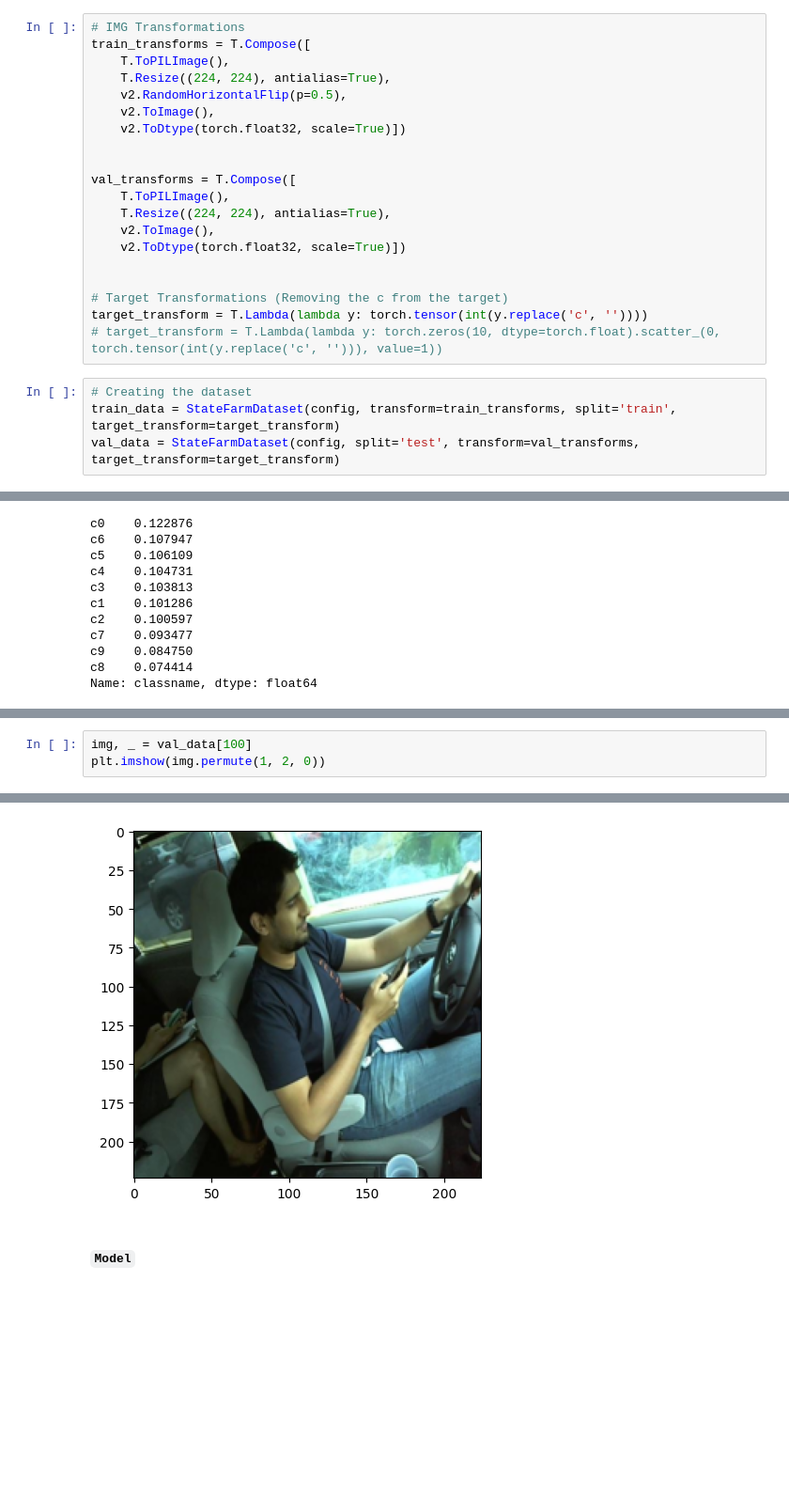
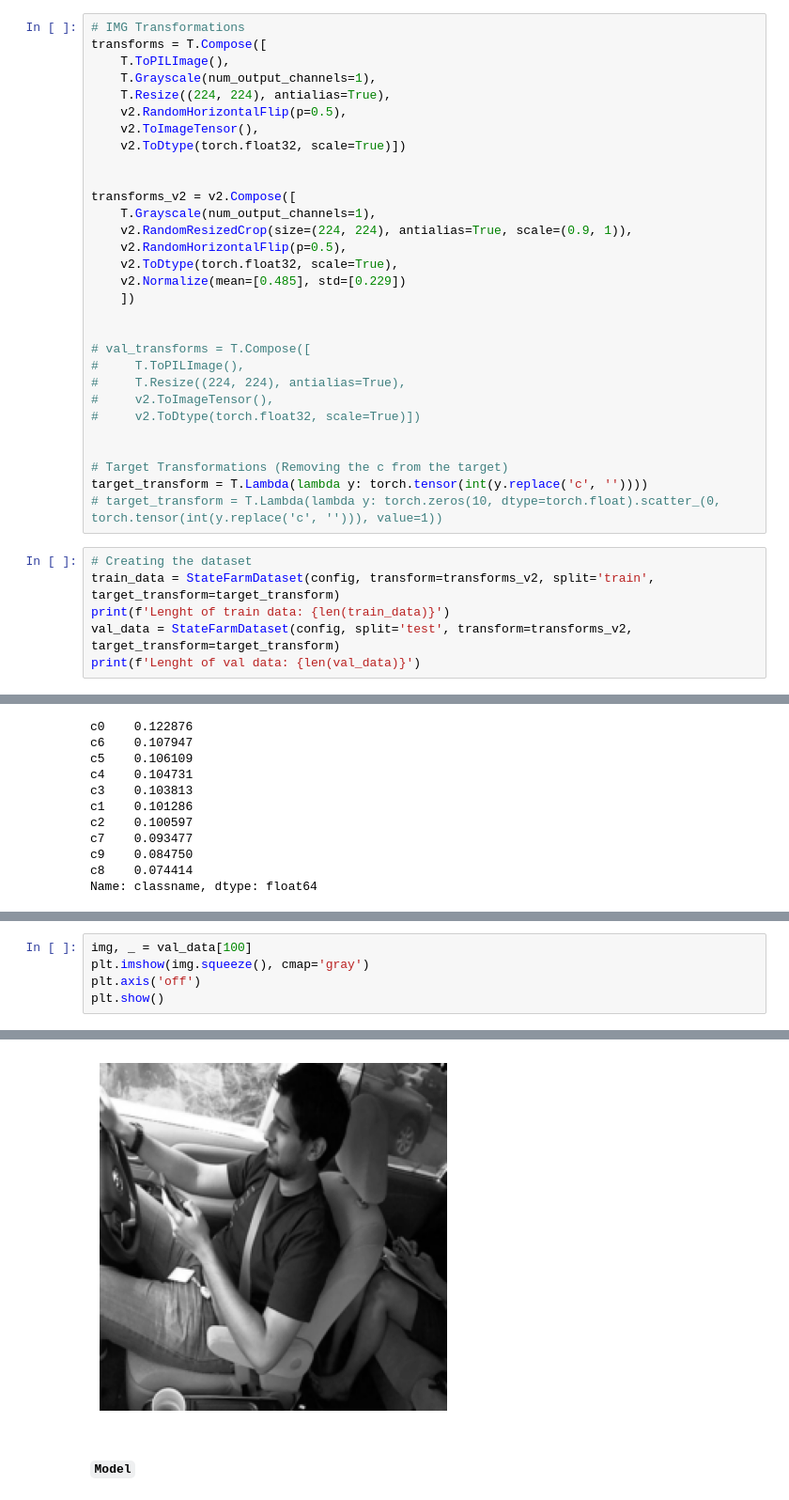
Before and after one commit to RasKrebs/aml_itu, a Jupyter notebook: notebooks/tiny_vgg_v1_w_augmentation.ipynb, the cells around one changed output, grey strips where cells are left out. Shown at 94% size. Drawn from its saved outputs; the diff is of its cells as text; blank space fills up the shorter version.

```diff
--- a/notebooks/tiny_vgg_v1_w_augmentation.ipynb
+++ b/notebooks/tiny_vgg_v1_w_augmentation.ipynb
@@ -113,19 +104,29 @@ config
 ## `TinyVGG`
 # %%
 # IMG Transformations
-train_transforms = T.Compose([
+transforms = T.Compose([
     T.ToPILImage(),
+    T.Grayscale(num_output_channels=1),
     T.Resize((224, 224), antialias=True),
     v2.RandomHorizontalFlip(p=0.5),
-    v2.ToImage(),
+    v2.ToImageTensor(),
     v2.ToDtype(torch.float32, scale=True)])
 
 
-val_transforms = T.Compose([
-    T.ToPILImage(),
-    T.Resize((224, 224), antialias=True),
-    v2.ToImage(),
-    v2.ToDtype(torch.float32, scale=True)])
+transforms_v2 = v2.Compose([
+    T.Grayscale(num_output_channels=1),
+    v2.RandomResizedCrop(size=(224, 224), antialias=True, scale=(0.9, 1)),
+    v2.RandomHorizontalFlip(p=0.5),
+    v2.ToDtype(torch.float32, scale=True),
+    v2.Normalize(mean=[0.485], std=[0.229])
+    ])
+
+
+# val_transforms = T.Compose([
+#     T.ToPILImage(),
+#     T.Resize((224, 224), antialias=True),
+#     v2.ToImageTensor(),
+#     v2.ToDtype(torch.float32, scale=True)])
 
 
 # Target Transformations (Removing the c from the target)
@@ -133,5 +134,7 @@ target_transform = T.Lambda(lambda y: torch.tensor(int(y.replace('c', ''))))
 # target_transform = T.Lambda(lambda y: torch.zeros(10, dtype=torch.float).scatter_(0, torch.tensor(int(y.replace('c', ''))), value=1))
 # %%
 # Creating the dataset
-train_data = StateFarmDataset(config, transform=train_transforms, split='train', target_transform=target_transform)
-val_data = StateFarmDataset(config, split='test', transform=val_transforms, target_transform=target_transform)
+train_data = StateFarmDataset(config, transform=transforms_v2, split='train', target_transform=target_transform)
+print(f'Lenght of train data: {len(train_data)}')
+val_data = StateFarmDataset(config, split='test', transform=transforms_v2, target_transform=target_transform)
+print(f'Lenght of val data: {len(val_data)}')
@@ -174,4 +181,6 @@ plt.imshow(img.permute(1, 2, 0))
 # %%
 img, _ = val_data[100]
-plt.imshow(img.permute(1, 2, 0))
+plt.imshow(img.squeeze(), cmap='gray')
+plt.axis('off')
+plt.show()
 # %% [output]
@@ -179,4 +187,4 @@ plt.imshow(img.permute(1, 2, 0))
-[figure, old version]
+[figure, new version]
 # %% [markdown]
 #### `Model`
 # %%
```
Also changed, not shown: parts of 26 cells of this notebook, 2 other files.
